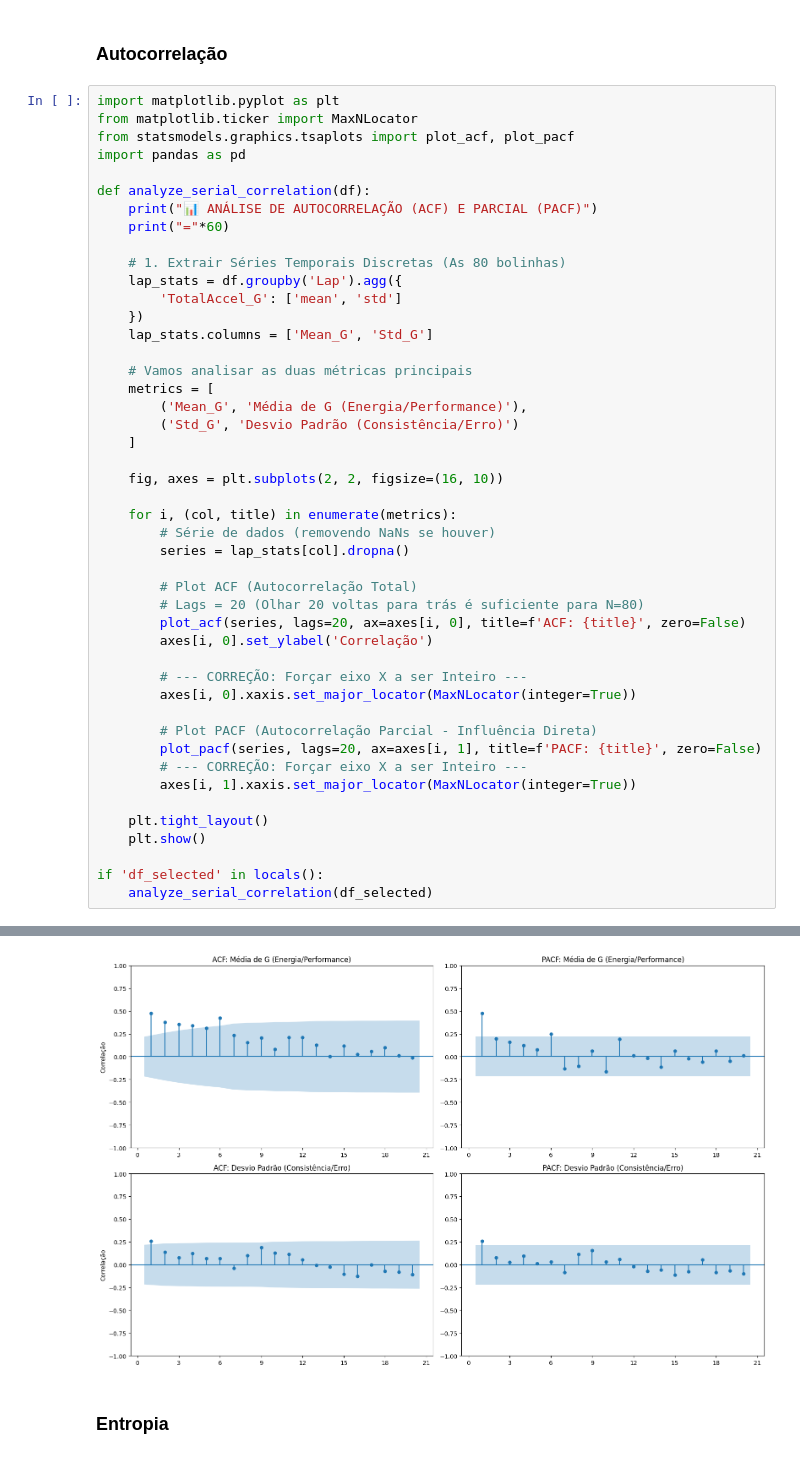
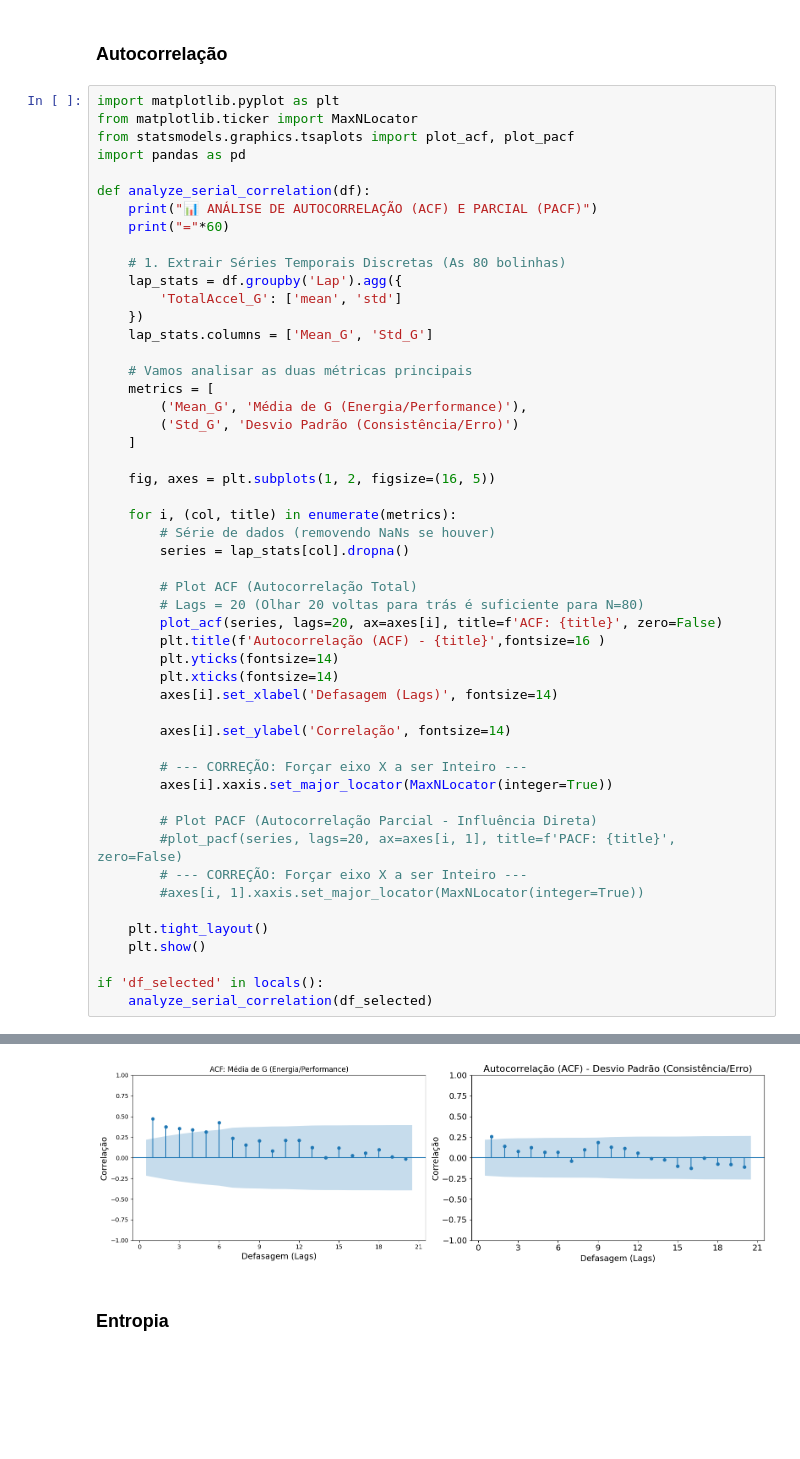
Before and after one commit to TomazFilgueira/PPGEEC2317---SISTEMAS-PROBABIL-STICOS, a Jupyter notebook: processos_estocasticos/simracing_processos_estocasticos.ipynb, the cells around one changed output, grey strips where cells are left out. Drawn from its saved outputs; the diff is of its cells as text; blank space fills up the shorter version.

```diff
--- a/processos_estocasticos/simracing_processos_estocasticos.ipynb
+++ b/processos_estocasticos/simracing_processos_estocasticos.ipynb
@@ -1000,40 +987,45 @@ def analyze_serial_correlation(df):
     })
     lap_stats.columns = ['Mean_G', 'Std_G']
 
     # Vamos analisar as duas métricas principais
     metrics = [
         ('Mean_G', 'Média de G (Energia/Performance)'),
         ('Std_G', 'Desvio Padrão (Consistência/Erro)')
     ]
 
-    fig, axes = plt.subplots(2, 2, figsize=(16, 10))
+    fig, axes = plt.subplots(1, 2, figsize=(16, 5))
 
     for i, (col, title) in enumerate(metrics):
         # Série de dados (removendo NaNs se houver)
         series = lap_stats[col].dropna()
 
         # Plot ACF (Autocorrelação Total)
         # Lags = 20 (Olhar 20 voltas para trás é suficiente para N=80)
-        plot_acf(series, lags=20, ax=axes[i, 0], title=f'ACF: {title}', zero=False)
-        axes[i, 0].set_ylabel('Correlação')
+        plot_acf(series, lags=20, ax=axes[i], title=f'ACF: {title}', zero=False)
+        plt.title(f'Autocorrelação (ACF) - {title}',fontsize=16 )
+        plt.yticks(fontsize=14)
+        plt.xticks(fontsize=14)
+        axes[i].set_xlabel('Defasagem (Lags)', fontsize=14)
+
+        axes[i].set_ylabel('Correlação', fontsize=14)
 
         # --- CORREÇÃO: Forçar eixo X a ser Inteiro ---
-        axes[i, 0].xaxis.set_major_locator(MaxNLocator(integer=True))
+        axes[i].xaxis.set_major_locator(MaxNLocator(integer=True))
 
         # Plot PACF (Autocorrelação Parcial - Influência Direta)
-        plot_pacf(series, lags=20, ax=axes[i, 1], title=f'PACF: {title}', zero=False)
+        #plot_pacf(series, lags=20, ax=axes[i, 1], title=f'PACF: {title}', zero=False)
         # --- CORREÇÃO: Forçar eixo X a ser Inteiro ---
-        axes[i, 1].xaxis.set_major_locator(MaxNLocator(integer=True))
+        #axes[i, 1].xaxis.set_major_locator(MaxNLocator(integer=True))
 
     plt.tight_layout()
     plt.show()
 
 if 'df_selected' in locals():
     analyze_serial_correlation(df_selected)
 # %% [output]
 📊 ANÁLISE DE AUTOCORRELAÇÃO (ACF) E PARCIAL (PACF)
 ============================================================
-[figure, old version]
+[figure, new version]
 # %% [markdown]
 ### Entropia
 # %%
```
Also changed, not shown: parts of 7 cells of this notebook, 7 other files.
